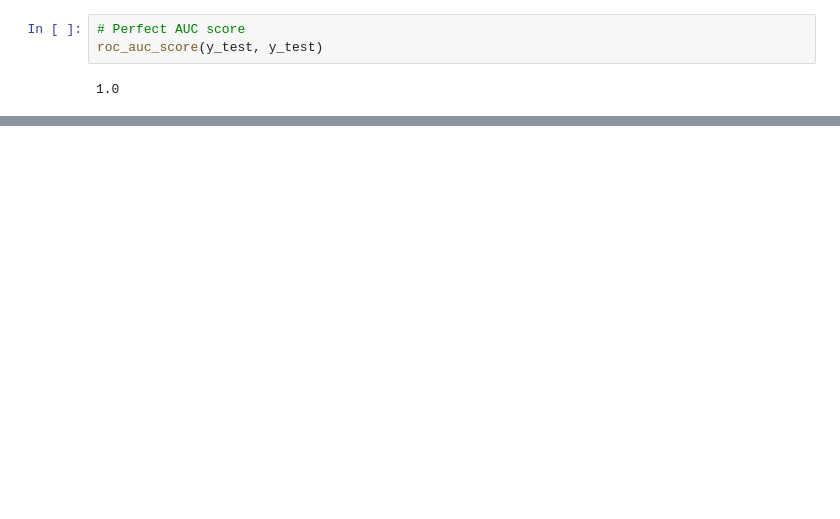
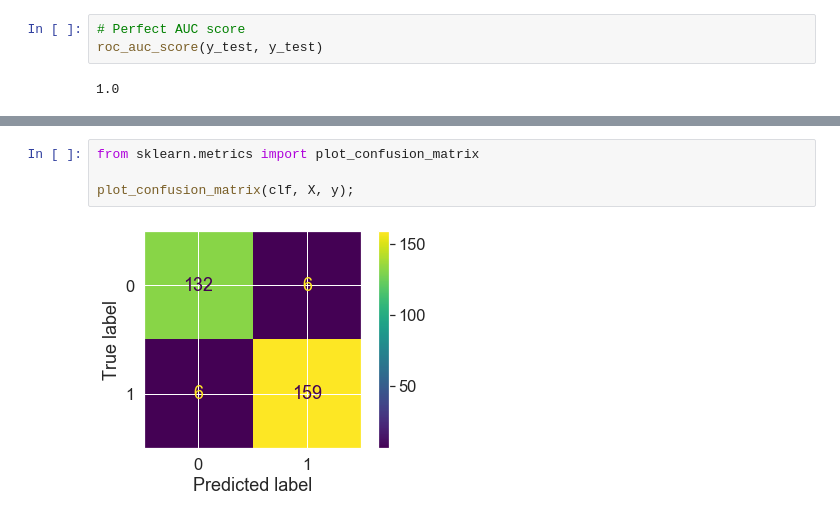
Before and after one commit to chesterheng/machinelearning-datascience, a Jupyter notebook: sample-project/introduction-to-scikit-learn.ipynb, the cells around one changed output, grey strips where cells are left out. Drawn from its saved outputs; the diff is of its cells as text; blank space fills up the shorter version.

```diff
--- a/sample-project/introduction-to-scikit-learn.ipynb
+++ b/sample-project/introduction-to-scikit-learn.ipynb
@@ -1355,0 +1414,6 @@ roc_auc_score(y_test, y_test)
+# %%
+from sklearn.metrics import plot_confusion_matrix
+
+plot_confusion_matrix(clf, X, y);
+# %% [output]
+[figure, added]
```
Also changed, not shown: parts of 31 cells of this notebook, 4 other files.
